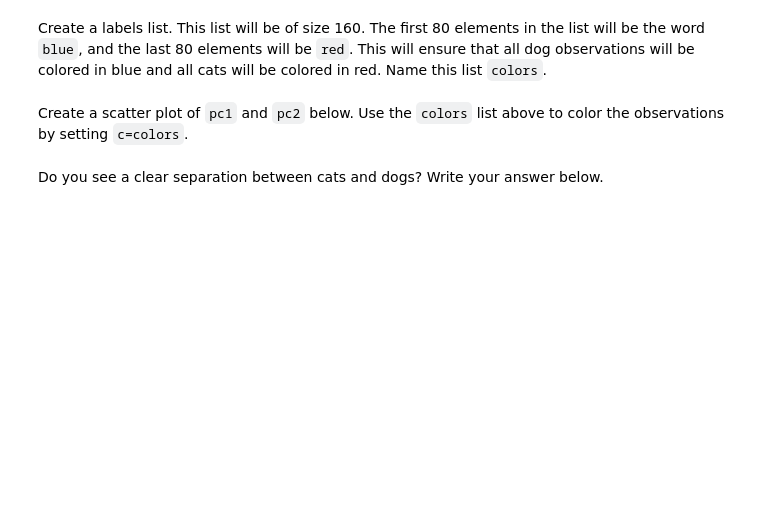
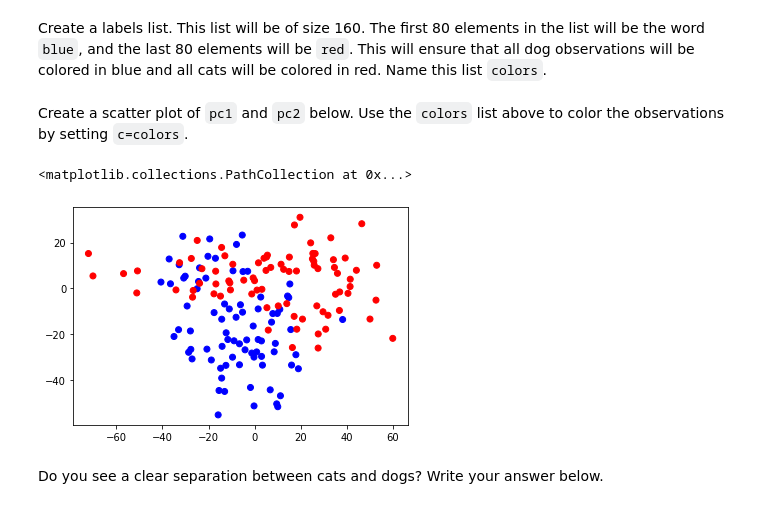
Before and after one commit to ta-datapt-bcn/lab-pca, a Jupyter notebook: your-code/main.ipynb, the cells around one changed output. Saved outputs shown, nothing was run; the diff lists cells and outputs as text; code cells hidden in the pictures; blank space fills up the shorter version.

```diff
--- a/your-code/main.ipynb
+++ b/your-code/main.ipynb
@@ -75,7 +108,11 @@ Load the `PCA` function from `statsmodels` (read about this function [here](http
 Use `numpy` to find to transpose the standardized pet array. This will help us compute the projection.
 # %%
 # Your code here:
+dogs_cats_transpose = dogs_cats.T
 # %% [markdown]
 Find the dot product of the transposed standardized pet matrix and the `factors` of the `PCA` model found above. This will be the projection onto 2 dimensions. This means that each cat and dog image will now only have two columns instead of 4096.
 # %%
 # Your code here:
+
+data_dogscats = pd.DataFrame(np.dot(dogs_cats_transpose,pca.factors))
+data_dogscats
@@ -87,3 +138,8 @@ Now that we have reduced our cats and dogs arrays, we can easily plot the data i
 In the cell below, turn the two dimensional projection into a pandas dataframe and name the columns `pc1`, and `pc2` respectively.
 # %%
 # Your code here:
+
+
+data_dogscats.columns = ['pc1','pc2']
+
+data_dogscats.head()
@@ -94,7 +155,19 @@ Create a labels list. This list will be of size 160. The first 80 elements in th
+# %%
+# Your code here:
+
+blue = ['blue' for i in range(80)]
+red = ['red' for i in range(80)]
+
+colors = blue + red
 # %% [markdown]
 Create a scatter plot of `pc1` and `pc2` below. Use the `colors` list above to color the observations by setting `c=colors`.
 # %%
 # Your code here:
+
+plt.scatter(data_dogscats['pc1'], data_dogscats['pc2'], c=colors)
+# %% [output]
+<matplotlib.collections.PathCollection at 0x...>
+[figure, added]
 # %% [markdown]
 Do you see a clear separation between cats and dogs? Write your answer below.
 # %%
```
Also changed, not shown: parts of 15 cells of this notebook.
